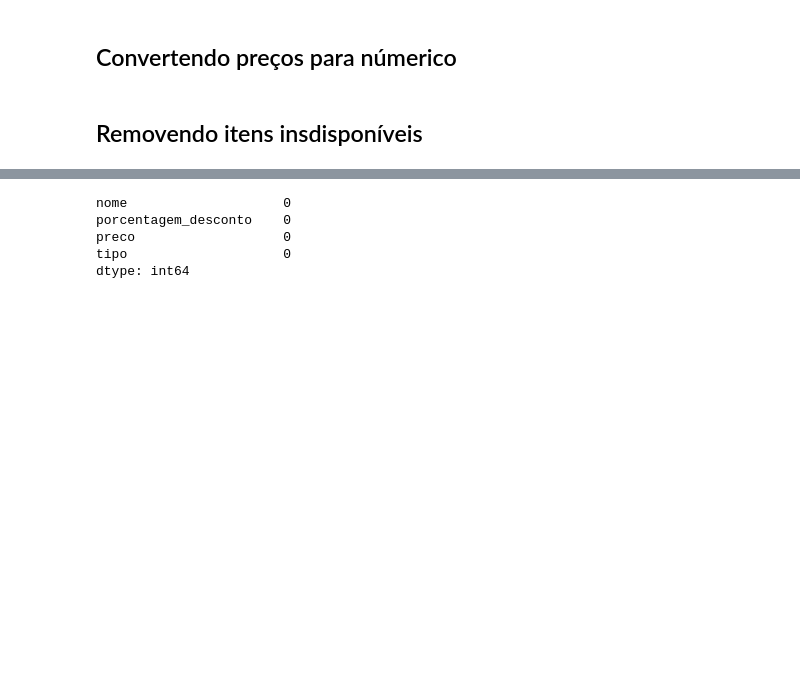
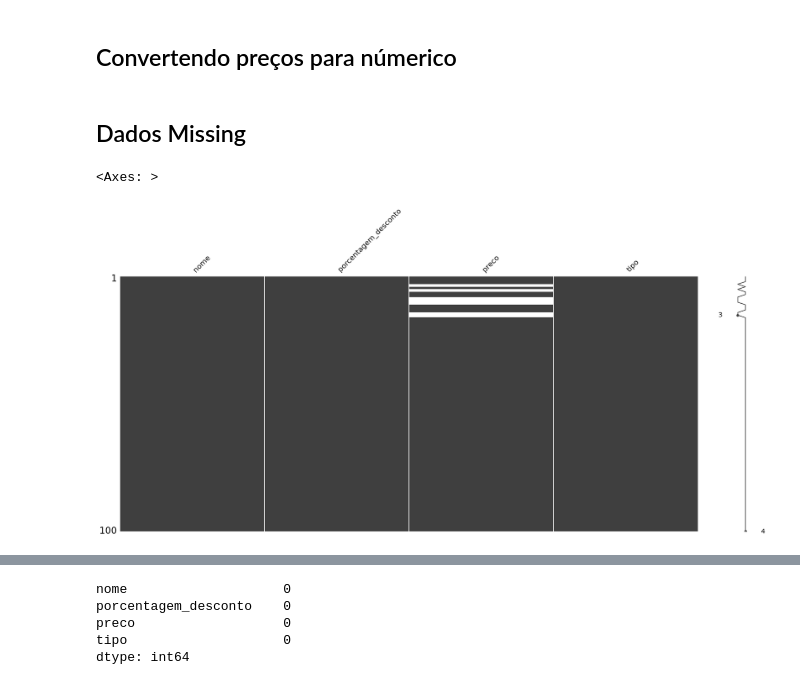
Before and after one commit to exodia-impacta-cca/AC02-WebMining-TuLaLu, a Jupyter notebook: 3_scripts/preparacao_dos_dados_esqueleto_v2.ipynb, the cells around one changed output, grey strips where cells are left out. Drawn from its saved outputs; the diff is of its cells as text; code cells hidden in the pictures; blank space fills up the shorter version.

```diff
--- a/3_scripts/preparacao_dos_dados_esqueleto_v2.ipynb
+++ b/3_scripts/preparacao_dos_dados_esqueleto_v2.ipynb
@@ -173,5 +171,10 @@ dados = dados.replace({'á':'a','ã':'a', 'â':'a', 'í':'i',
 ## Convertendo preços para númerico
 # %%
 dados.preco = pd.to_numeric(dados.preco, errors='coerce')
-# %% [markdown]
-## Removendo itens insdisponíveis
+# %% [markdown]
+## Dados Missing
+# %%
+msno.matrix(dados)
+# %% [output]
+<Axes: >
+[figure, added]
```
Also changed, not shown: parts of 13 cells of this notebook, 1 other file.
